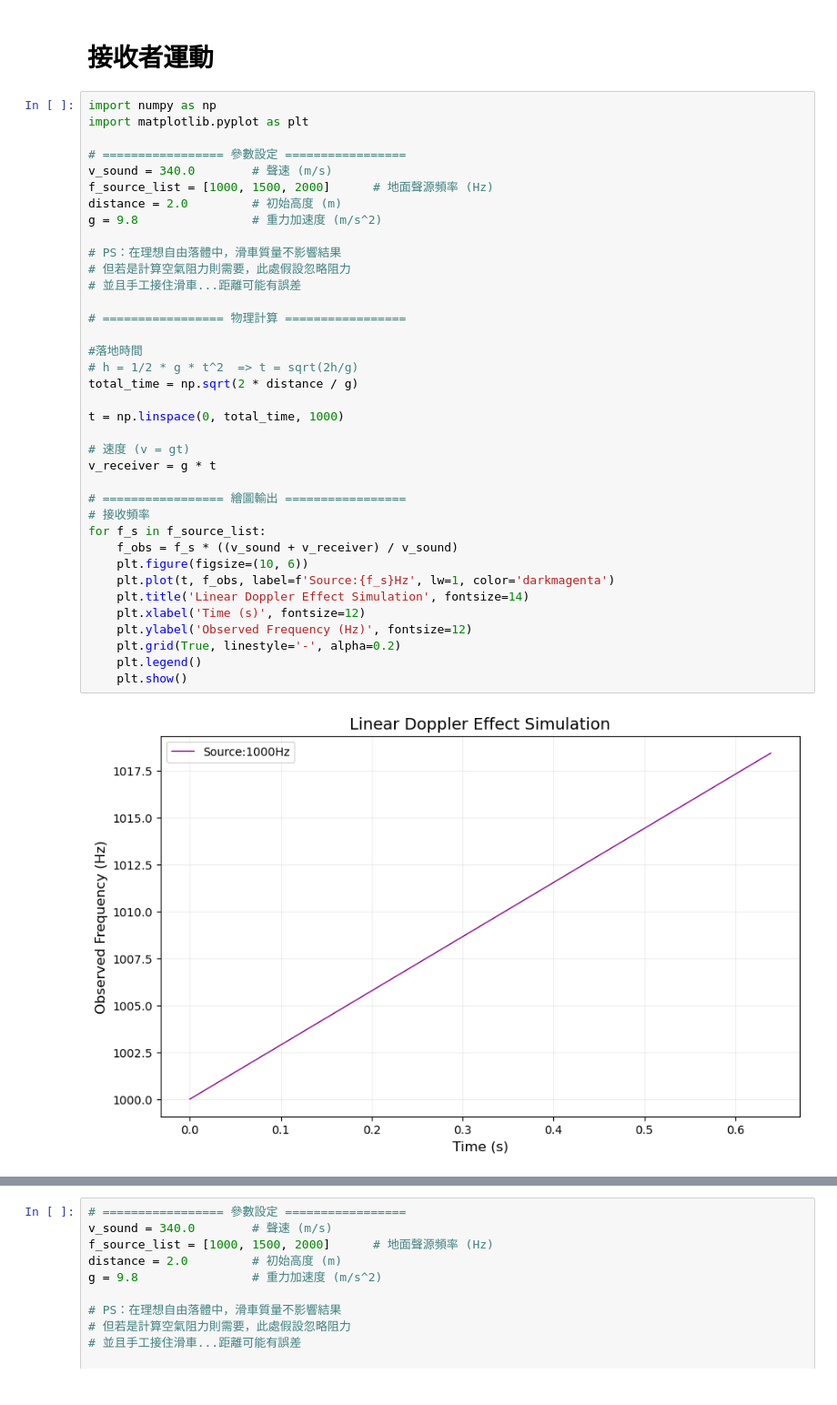
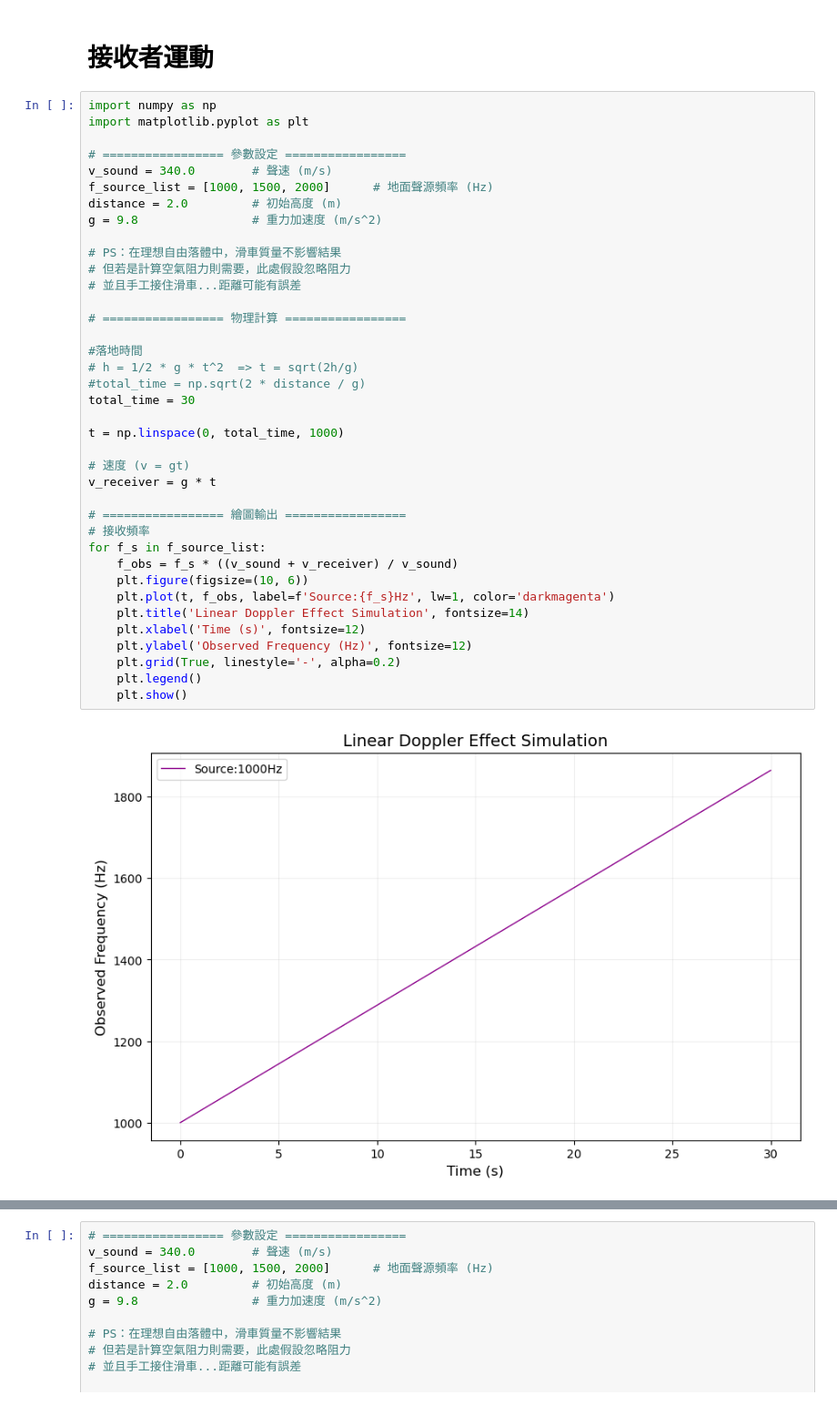
Before and after one commit to 000RF/exp.phy-3-, a Jupyter notebook: 1212/linear.ipynb, the cells around one changed output, grey strips where cells are left out. Shown: that part at 91% size. Saved outputs shown, nothing was run; the diff lists cells and outputs as text.

```diff
--- a/1212/linear.ipynb
+++ b/1212/linear.ipynb
@@ -10,32 +10,33 @@ f_source_list = [1000, 1500, 2000]      # 地面聲源頻率 (Hz)
 distance = 2.0         # 初始高度 (m)
 g = 9.8                # 重力加速度 (m/s^2)
 
 # PS：在理想自由落體中，滑車質量不影響結果
 # 但若是計算空氣阻力則需要，此處假設忽略阻力
 # 並且手工接住滑車...距離可能有誤差
 
 # ================= 物理計算 =================
 
 #落地時間
 # h = 1/2 * g * t^2  => t = sqrt(2h/g)
-total_time = np.sqrt(2 * distance / g)
+#total_time = np.sqrt(2 * distance / g)
+total_time = 30
 
 t = np.linspace(0, total_time, 1000)
 
 # 速度 (v = gt)
 v_receiver = g * t
 
 # ================= 繪圖輸出 =================
 # 接收頻率
 for f_s in f_source_list:
     f_obs = f_s * ((v_sound + v_receiver) / v_sound)
     plt.figure(figsize=(10, 6))
     plt.plot(t, f_obs, label=f'Source:{f_s}Hz', lw=1, color='darkmagenta')
     plt.title('Linear Doppler Effect Simulation', fontsize=14)
     plt.xlabel('Time (s)', fontsize=12)
     plt.ylabel('Observed Frequency (Hz)', fontsize=12)
     plt.grid(True, linestyle='-', alpha=0.2)
     plt.legend()
     plt.show()
 # %% [output]
-[figure, old version]
+[figure, new version]
```
Also changed, not shown: parts of 1 cell of this notebook.
